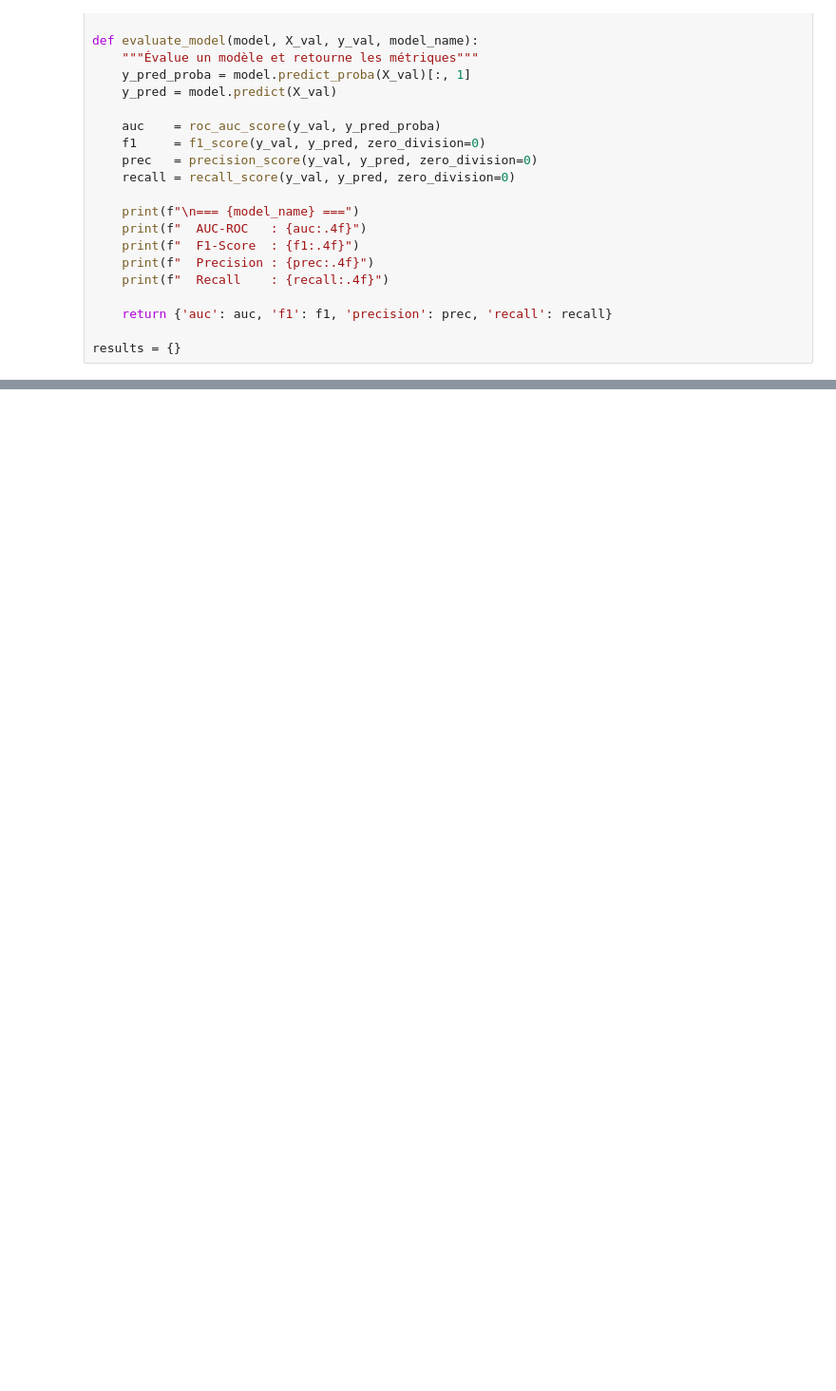
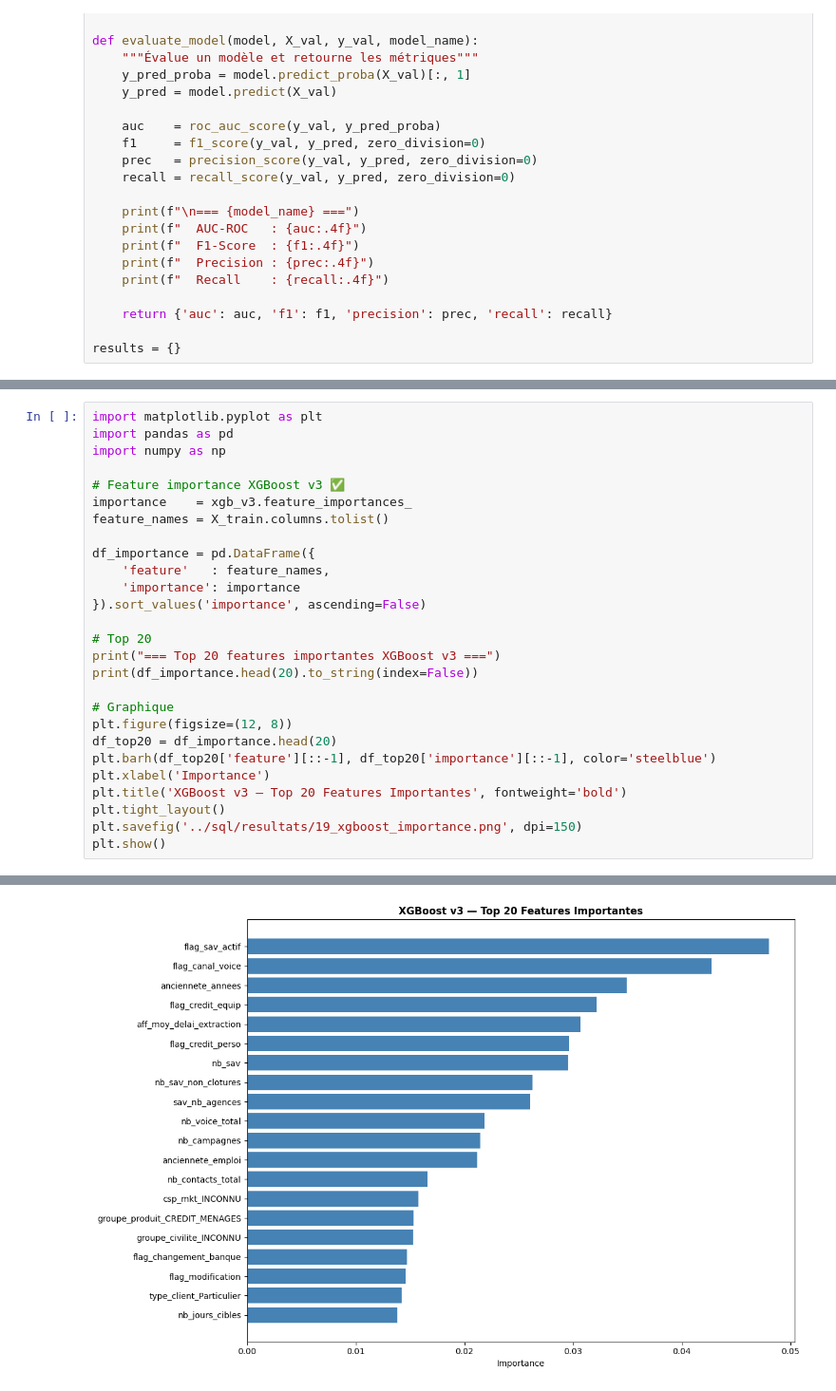
Before and after one commit to Bouali-Saad/banking-credit-scoring-pipeline, a Jupyter notebook: notebooks/05_modeling.ipynb, the cells around one changed output, grey strips where cells are left out. Shown at 95% size. Cells and saved outputs as stored; diff of their text form; blank space fills up the shorter version.

```diff
--- a/notebooks/05_modeling.ipynb
+++ b/notebooks/05_modeling.ipynb
@@ -624,0 +983,28 @@ print(" Logistic Regression terminé")
+# %%
+import matplotlib.pyplot as plt
+import pandas as pd
+import numpy as np
+
+# Feature importance XGBoost v3 ✅
+importance    = xgb_v3.feature_importances_
+feature_names = X_train.columns.tolist()
+
+df_importance = pd.DataFrame({
+    'feature'   : feature_names,
+    'importance': importance
+}).sort_values('importance', ascending=False)
+
+# Top 20
+print("=== Top 20 features importantes XGBoost v3 ===")
+print(df_importance.head(20).to_string(index=False))
+
+# Graphique
+plt.figure(figsize=(12, 8))
+df_top20 = df_importance.head(20)
+plt.barh(df_top20['feature'][::-1], df_top20['importance'][::-1], color='steelblue')
+plt.xlabel('Importance')
+plt.title('XGBoost v3 — Top 20 Features Importantes', fontweight='bold')
+plt.tight_layout()
+plt.savefig('../sql/resultats/19_xgboost_importance.png', dpi=150)
+plt.show()
+# %% [output]
@@ -624,0 +1028 @@ print(" Logistic Regression terminé")
+[figure, added]
```
Also changed, not shown: parts of 39 cells of this notebook.
